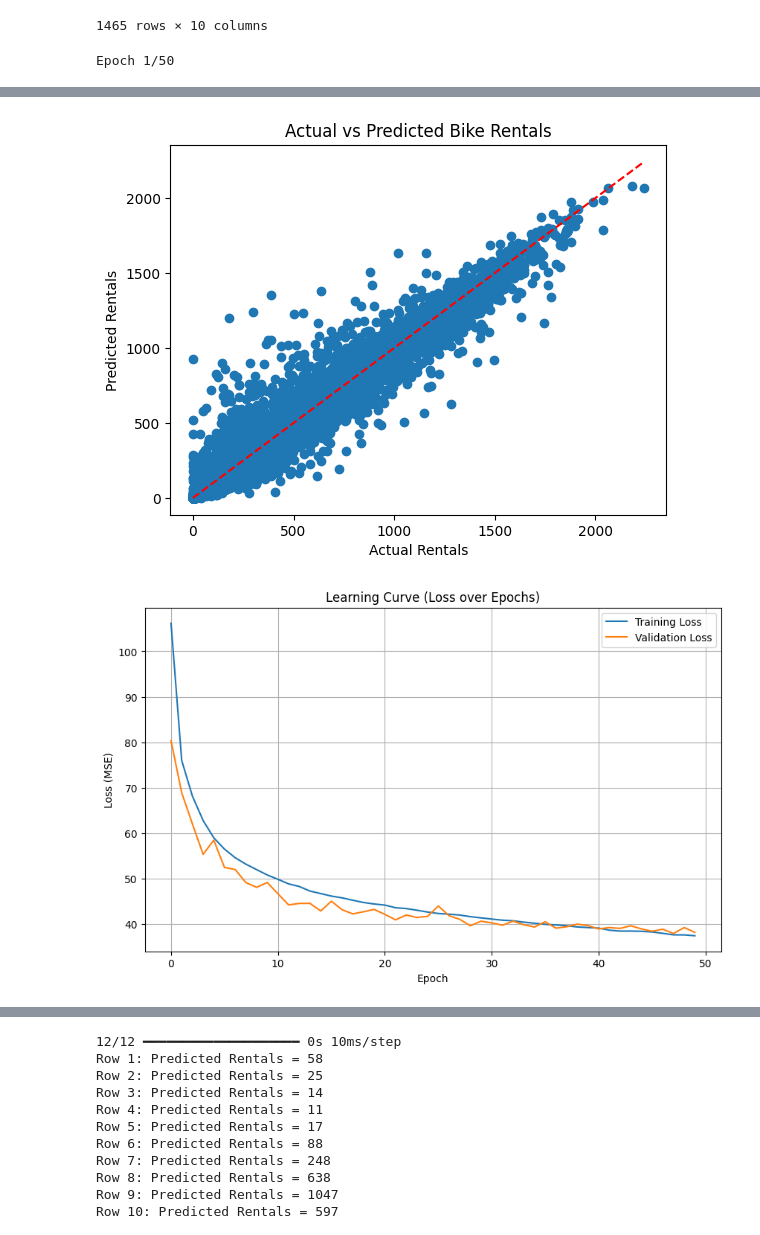
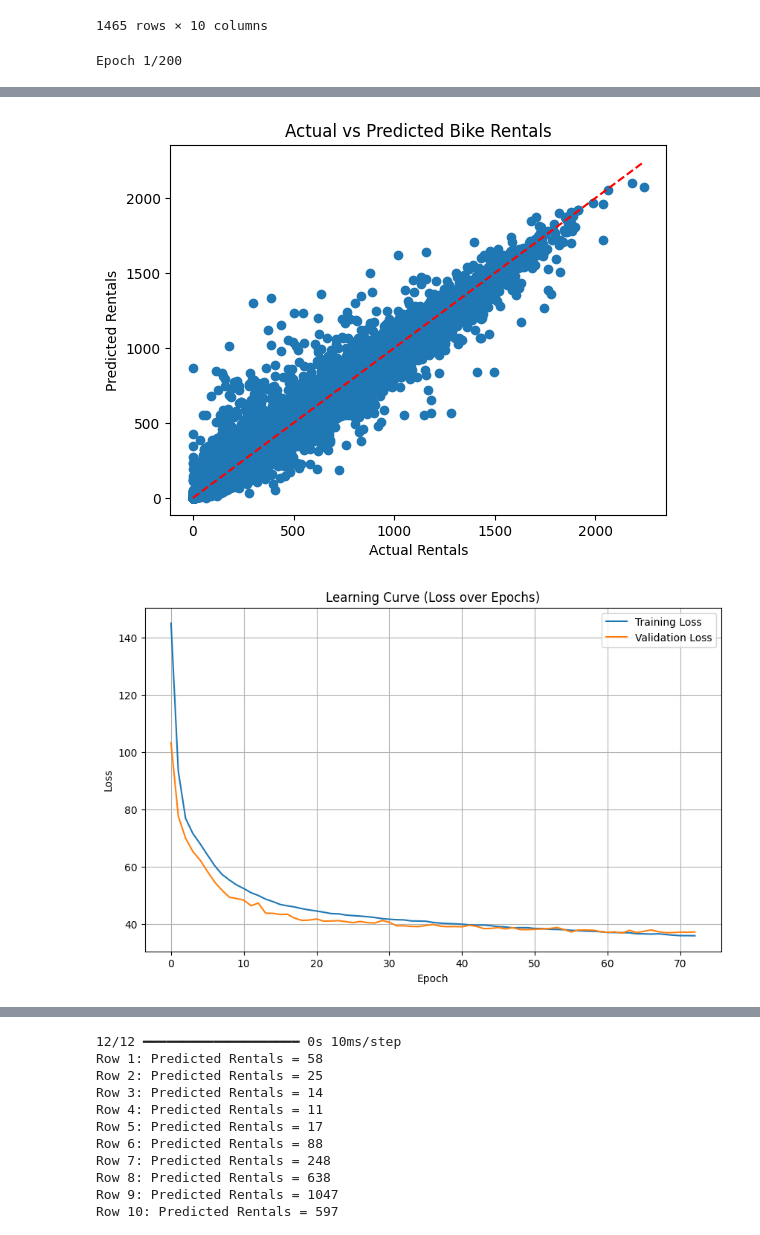
Before and after one commit to mickeyrahm/Portfolio, a Jupyter notebook: notebooks/starter_bikes.ipynb, the cells around one changed output, grey strips where cells are left out. Cells and saved outputs as stored; diff of their text form; code cells hidden in the pictures.

```diff
--- a/notebooks/starter_bikes.ipynb
+++ b/notebooks/starter_bikes.ipynb
@@ -54,7 +54,7 @@ import numpy as np
 import tensorflow as tf
 from tensorflow import keras
 from tensorflow.keras import layers
-from tensorflow.keras.activations import swish
+from tensorflow.keras.activations import swish, relu
 from sklearn.model_selection import train_test_split
 from sklearn.preprocessing import StandardScaler
 from sklearn.metrics import r2_score
@@ -90,8 +90,8 @@ bikes['humidity_x_windspeed'] = bikes['hum'] * bikes['windspeed']
 bikes['season_x_weather'] = bikes['season'] * bikes['weathersit']
 bikes['temp_x_windspeed_x_humidity'] = bikes['temp_c'] * bikes['windspeed'] * bikes['hum']
 
+# One-hot encode categorical features
 bikes = pd.get_dummies(bikes, columns=['dayofweek', 'season', 'weathersit'], prefix=['day', 'season', 'weather'])
-
 
 # Prepare features and target
 X = bikes.drop(['tot_rentals', 'casual', 'registered', 'dteday'], axis=1)
@@ -105,12 +105,12 @@ scaler = StandardScaler()
 X_train_scaled = scaler.fit_transform(X_train)
 X_test_scaled = scaler.transform(X_test)
 
-# Define model using Swish activation
+# Define model
 model = keras.Sequential([
     layers.Dense(1024, activation=swish, input_shape=[X_train.shape[1]]),
     layers.Dropout(0.3),
     layers.Dense(512, activation=swish),
-    layers.Dense(256, activation=swish),
+    layers.Dense(256, activation=relu),
     layers.Dense(1)
 ])
 
@@ -121,10 +121,22 @@ model.compile(
     metrics=['mae', 'mse']
 )
 
-
+# Set up EarlyStopping callback
+early_stop = keras.callbacks.EarlyStopping(
+    monitor='val_mae',
+    patience=10,
+    restore_best_weights=True
+)
 
 # Train model
-history = model.fit(X_train_scaled, y_train, epochs=50, validation_split=0.2, verbose=1)
+history = model.fit(
+    X_train_scaled, y_train,
+    epochs=200,
+    batch_size=200,
+    validation_split=0.2,
+    verbose=1,
+    callbacks=[early_stop]
+)
 
 # Evaluate model
 test_loss, test_mae, test_mse = model.evaluate(X_test_scaled, y_test, verbose=2)
@@ -133,12 +145,39 @@ print(f"Test MSE: {test_mse:.2f}")
 
 # Predict and calculate R²
 predictions = model.predict(X_test_scaled).flatten()
-predictions = np.maximum(predictions, 0)  # Replace negative predictions with 0
+predictions = np.maximum(predictions, 0)
 r2 = r2_score(y_test, predictions)
 print(f"R-squared: {r2:.4f}")
 
+# Predict and calculate R²
+predictions = model.predict(X_test_scaled).flatten()
+predictions = np.maximum(predictions, 0)
+r2 = r2_score(y_test, predictions)
+print(f"R-squared: {r2:.4f}")
+
+# Filter out zero actuals to avoid division by zero
+actuals = y_test.values
+nonzero_mask = actuals != 0
+filtered_actuals = actuals[nonzero_mask]
+filtered_predictions = predictions[nonzero_mask]
+
+# Calculate percent error safely
+percent_errors = np.abs(filtered_predictions - filtered_actuals) / filtered_actuals
+
+# Calculate accuracy ranges
+within_5 = np.mean(percent_errors <= 0.05) * 100
+within_10 = np.mean(percent_errors <= 0.10) * 100
+within_20 = np.mean(percent_errors <= 0.20) * 100
+
+# Print the results
+print(f"Percentage of predictions within 5%: {within_5:.2f}%")
+print(f"Percentage of predictions within 10%: {within_10:.2f}%")
+print(f"Percentage of predictions within 20%: {within_20:.2f}%")
+
+
+
 # Print comparison for first 100 predictions
-for i in range(100):
+for i in range(min(100, len(predictions))):
     print(f"Predicted: {predictions[i]:.0f}, Actual: {y_test.iloc[i]}")
 
 # Plot predictions vs actuals
@@ -155,9 +194,9 @@ plt.plot(history.history['loss'], label='Training Loss')
 plt.plot(history.history['val_loss'], label='Validation Loss')
 plt.title('Learning Curve (Loss over Epochs)')
 plt.xlabel('Epoch')
-plt.ylabel('Loss (MSE)')
+plt.ylabel('Loss')
 plt.legend()
 plt.grid(True)
 plt.show()
 # %% [output]
-Epoch 1/50
+Epoch 1/200
@@ -181,2 +220,2 @@ Predicted: 438, Actual: 433
-[figure, old version]
+[figure, new version]
-[figure, old version]
+[figure, new version]
```
Also changed, not shown: parts of 2 cells of this notebook.
